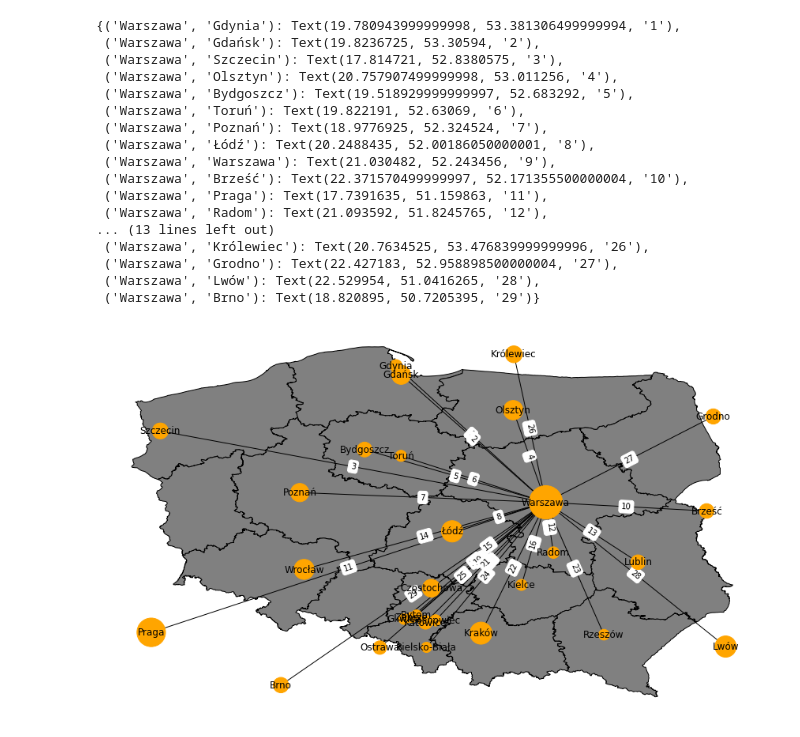
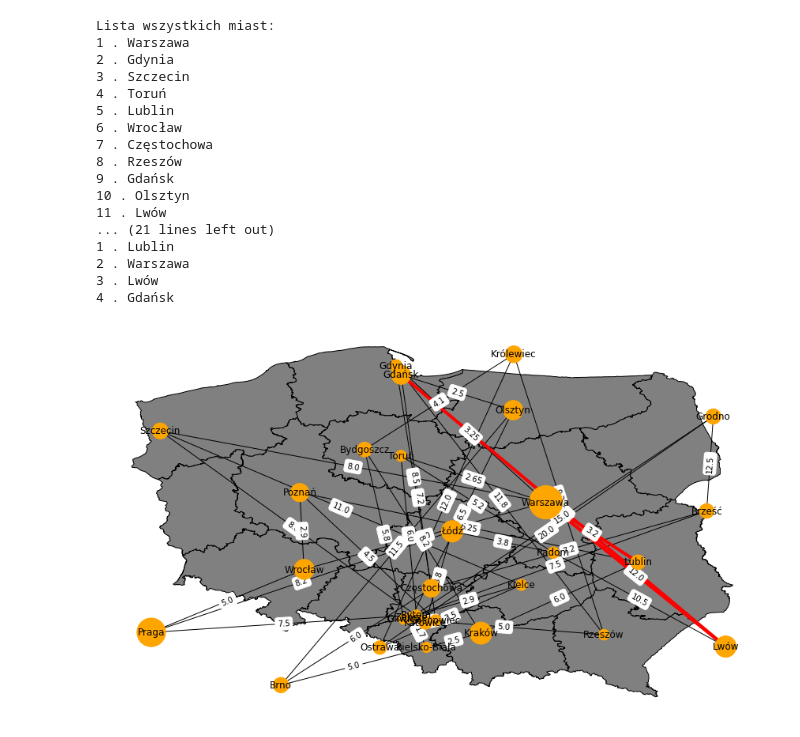
Before and after one commit to SebastianJaroszek/poland-graph, a Jupyter notebook: mapa_pl.ipynb, the cells around one changed output. Saved outputs shown, nothing was run; the diff lists cells and outputs as text; code cells hidden in the pictures.

```diff
--- a/mapa_pl.ipynb
+++ b/mapa_pl.ipynb
@@ -21,6 +21,7 @@ m.plot(figsize=(15,17),
     color="grey")
 czas= pd.read_csv('polaczenia.csv')
 dane = pd.read_csv('miasta.csv')
+# df = nx.from_pandas_edgelist(czas, source='city', target='destination', edge_attr=True)
 gg = list(zip(czas['city'],czas['destination'],czas['drive_time']))
 G2 = nx.Graph()
 G2.add_weighted_edges_from(gg)
@@ -29,53 +30,80 @@ p = list(dane['miasto'])
 node_sizes = list(dane['wielkosc'])
 # skalujemy powierzchnię braną na podstawie liczby ludności
 for index, value in enumerate(node_sizes):
     node_sizes[index] = value / 1000
 
 wagi = [i['weight'] for i in G2.edges.values()]
 awe=nx.get_edge_attributes(G2,'weight')
 pos = {i:j for i,j in zip(p,xy)}
 # node_sizes = []
 # node_size_custom = 0
 # for n in p:
 #     node_sizes.append(node_size_custom)
 #     node_size_custom = node_size_custom + 100
 nx.draw(G2, pos,
          node_shape='o',
          node_size=node_sizes,
          # edge_color=colors,
          node_color="orange",
          arrows=False,
          weight_size=45,
          with_labels=True)
 nx.draw_networkx_edge_labels(G2,pos, edge_labels=awe)
 # plt.show()
-# print ("Dostepne miasta:")
-# for i, v in enumerate(p):
-#     print (i+1,v)
+print ("Lista wszystkich miast:")
+for i, v in enumerate(p):
+     print (i+1, "." ,v)
+
+print('Podaj miasto poczatkowe: ')
+miasto_poczatkowe = input()
+print('Podaj miasto docelowe: ')
+miasto_docelowe = input()
+
+if not nx.has_path(G2, miasto_poczatkowe, miasto_docelowe):
+    print('W zaden sposob nie da sie dotrzec z ' + miasto_poczatkowe + ' do ' + miasto_docelowe + '!')
+else:
+    # szukanie najkrotszego polaczenia
+    sciezka = nx.shortest_path(G2, source=miasto_poczatkowe, target=miasto_docelowe, weight='drive_time')
+    krawedz_sciezki = list(zip(sciezka, sciezka[1:]))
+
+    # plt.figure(figsize=(15,15))
+    # nx.draw(df,pos,
+    #         node_shape='s',
+    #         node_size=1000,
+    #         with_labels=True,
+    #         node_list=sciezka)
+    nx.draw_networkx_edges(G2,pos,
+                           edge_color='red',
+                           width=4,
+                           edgelist=krawedz_sciezki)
+
+    print("Twoja podróż odbędzie się przez miasta:")
+    for index, value in enumerate(sciezka):
+        print(index + 1, ".", value)
 # print("Podaj miasto startu: ")
-# #start=input()
+# start=input()
 # print("Podaj miasto cel: ")
-# #cel=input()
+# cel=input()
 # shortest_distance = nx.dijkstra_path(df, source=start, target=cel, weight='drive_time')
 # print ("Twoja podróż: ")
 # for i, v in enumerate(shortest_distance):
 #     print (i+1, v)
 # %% [output]
-{('Warszawa', 'Gdynia'): Text(19.780943999999998, 53.381306499999994, '1'),
- ('Warszawa', 'Gdańsk'): Text(19.8236725, 53.30594, '2'),
- ('Warszawa', 'Szczecin'): Text(17.814721, 52.8380575, '3'),
- ('Warszawa', 'Olsztyn'): Text(20.757907499999998, 53.011256, '4'),
- ('Warszawa', 'Bydgoszcz'): Text(19.518929999999997, 52.683292, '5'),
- ('Warszawa', 'Toruń'): Text(19.822191, 52.63069, '6'),
- ('Warszawa', 'Poznań'): Text(18.9776925, 52.324524, '7'),
- ('Warszawa', 'Łódź'): Text(20.2488435, 52.00186050000001, '8'),
- ('Warszawa', 'Warszawa'): Text(21.030482, 52.243456, '9'),
- ('Warszawa', 'Brześć'): Text(22.371570499999997, 52.171355500000004, '10'),
- ('Warszawa', 'Praga'): Text(17.7391635, 51.159863, '11'),
- ('Warszawa', 'Radom'): Text(21.093592, 51.8245765, '12'),
-... (13 lines left out)
- ('Warszawa', 'Królewiec'): Text(20.7634525, 53.476839999999996, '26'),
- ('Warszawa', 'Grodno'): Text(22.427183, 52.958898500000004, '27'),
- ('Warszawa', 'Lwów'): Text(22.529954, 51.0416265, '28'),
- ('Warszawa', 'Brno'): Text(18.820895, 50.7205395, '29')}
+Lista wszystkich miast:
+1 . Warszawa
+2 . Gdynia
+3 . Szczecin
+4 . Toruń
+5 . Lublin
+6 . Wrocław
+7 . Częstochowa
+8 . Rzeszów
+9 . Gdańsk
+10 . Olsztyn
+11 . Lwów
+... (21 lines left out)
+1 . Lublin
+2 . Warszawa
+3 . Lwów
+4 . Gdańsk
-[figure, old version]
+[figure, new version]
```
